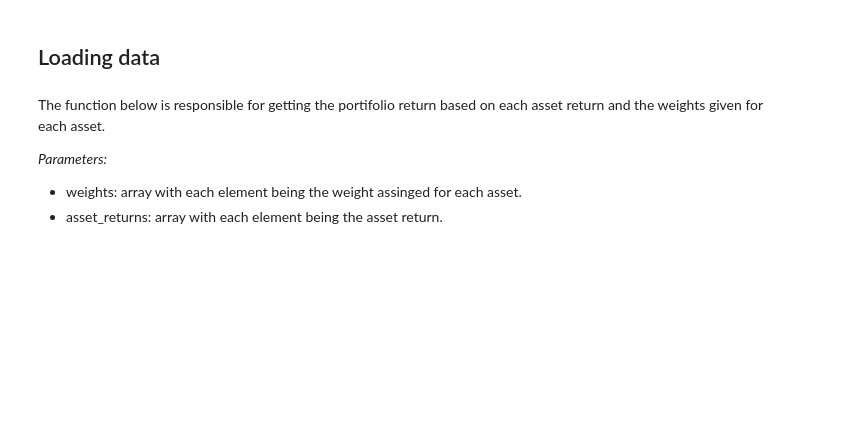
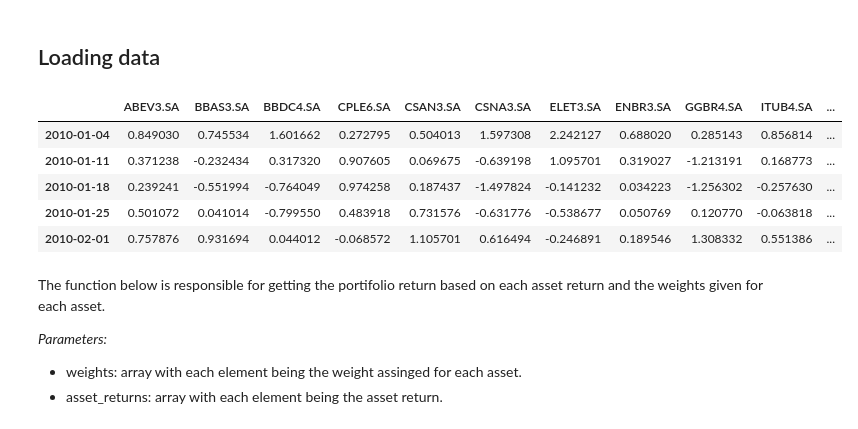
Before and after one commit to MathNog/Genetic-Algorithm-Project, a Jupyter notebook: code/portifolio_optimization_returnrisk.ipynb, the cells around one changed output. Drawn from its saved outputs; the diff is of its cells as text; code cells hidden in the pictures; blank space fills up the shorter version.

```diff
--- a/code/portifolio_optimization_returnrisk.ipynb
+++ b/code/portifolio_optimization_returnrisk.ipynb
@@ -9,26 +9,36 @@ from deap import algorithms, base, creator, tools
 # %% [markdown]
 ## Loading data
 # %%
-return_type = "xgboost"
+return_type = "prophet"
 
 
 if return_type == "naive":
     returns = pd.read_csv("../data/predicted_returns_naive.csv",index_col="Date")
 elif return_type == "xgboost":
     returns = pd.read_csv("../data/predicted_returns_xgboost.csv",index_col="Date")
+elif return_type == "prophet":
+    returns = pd.read_csv("../data/predicted_returns_prophet.csv",index_col="Unnamed: 0")
 
 
 ibov_return = pd.read_csv("../data/weekly_ibov.csv",index_col="Date")
 volatilities = pd.read_csv("../data/volatility_garch_1_1_7.csv",index_col="Date")
 selic = pd.read_csv("../data/weekly_selic.csv",index_col="Date")
 
 
 returns.index = pd.to_datetime(returns.index)
 ibov_return.index = pd.to_datetime(ibov_return.index)
 volatilities.index = pd.to_datetime(volatilities.index)
 selic.index = pd.to_datetime(selic.index)
 
 assets = returns.columns
+returns.head()
+# %% [output]
+|  | ABEV3.SA | BBAS3.SA | BBDC4.SA | CPLE6.SA | CSAN3.SA | CSNA3.SA | ELET3.SA | ENBR3.SA | GGBR4.SA | ITUB4.SA | ... |
+| 2010-01-04 | 0.849030 | 0.745534 | 1.601662 | 0.272795 | 0.504013 | 1.597308 | 2.242127 | 0.688020 | 0.285143 | 0.856814 | ... |
+| 2010-01-11 | 0.371238 | -0.232434 | 0.317320 | 0.907605 | 0.069675 | -0.639198 | 1.095701 | 0.319027 | -1.213191 | 0.168773 | ... |
+| 2010-01-18 | 0.239241 | -0.551994 | -0.764049 | 0.974258 | 0.187437 | -1.497824 | -0.141232 | 0.034223 | -1.256302 | -0.257630 | ... |
+| 2010-01-25 | 0.501072 | 0.041014 | -0.799550 | 0.483918 | 0.731576 | -0.631776 | -0.538677 | 0.050769 | 0.120770 | -0.063818 | ... |
+| 2010-02-01 | 0.757876 | 0.931694 | 0.044012 | -0.068572 | 1.105701 | 0.616494 | -0.246891 | 0.189546 | 1.308332 | 0.551386 | ... |
 # %% [markdown]
 The function below is responsible for getting the portifolio return based on each asset return and the weights given for each asset.
 
```
Also changed, not shown: parts of 4 cells of this notebook, 9 other files.
